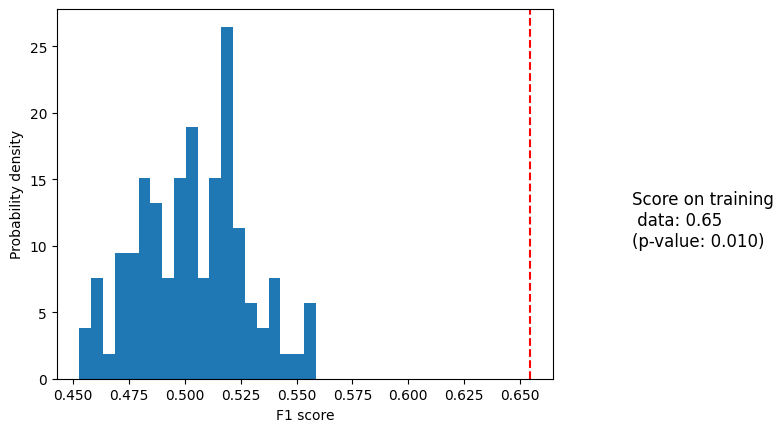
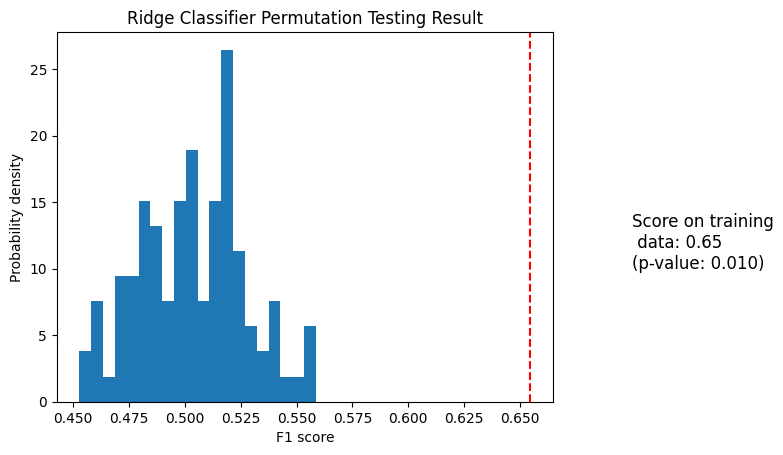
The change to this notebook cell's code, shown as a diff; its figure went from the first image to the second:
--- before
+++ after
@@ -9,2 +9,4 @@
 ax.set_xlabel("F1 score")
 _ = ax.set_ylabel("Probability density")
+plt.title("Ridge Classifier Permutation Testing Result")
+plt.savefig("./Results/RC_significance")

Commit: Adjust result presentation Corrects and saves plots